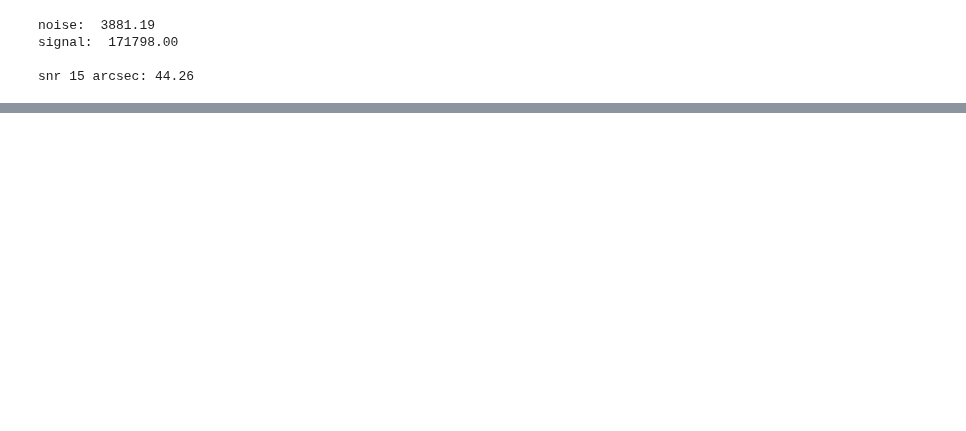
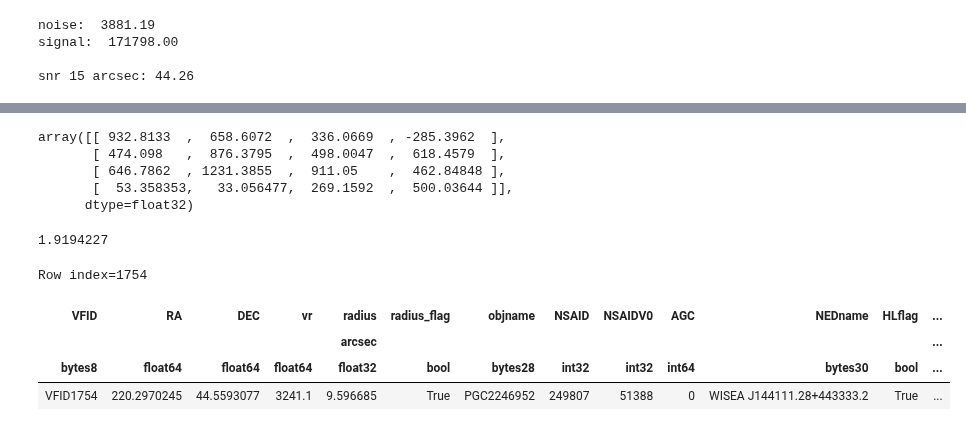
Before and after one commit to Kyssuber/research, a Jupyter notebook: circular_aperture_snr.ipynb, the cells around one changed output, grey strips where cells are left out. Drawn from its saved outputs; the diff is of its cells as text; code cells hidden in the pictures; blank space fills up the shorter version.

```diff
--- a/circular_aperture_snr.ipynb
+++ b/circular_aperture_snr.ipynb
@@ -160,0 +176,12 @@ snr 15 arcsec: 44.26
+# %%
+hdu342_im.data
+# %% [output]
+array([[ 932.8133  ,  658.6072  ,  336.0669  , -285.3962  ],
+       [ 474.098   ,  876.3795  ,  498.0047  ,  618.4579  ],
+       [ 646.7862  , 1231.3855  ,  911.05    ,  462.84848 ],
+       [  53.358353,   33.056477,  269.1592  ,  500.03644 ]],
+      dtype=float32)
+# %%
+np.sqrt(np.sum(hdu342_im.data**2))/np.sqrt(np.sum(hdu342_std.data**2))
+# %% [output]
+1.9194227
@@ -160,0 +190,8 @@ snr 15 arcsec: 44.26
+# %%
+vf[1754]
+# %% [output]
+Row index=1754
+| VFID | RA | DEC | vr | radius | radius_flag | objname | NSAID | NSAIDV0 | AGC | NEDname | HLflag | ... |
+|  |  |  |  | arcsec |  |  |  |  |  |  |  | ... |
+| bytes8 | float64 | float64 | float64 | float32 | bool | bytes28 | int32 | int32 | int64 | bytes30 | bool | ... |
+| VFID1754 | 220.2970245 | 44.5593077 | 3241.1 | 9.596685 | True | PGC2246952 | 249807 | 51388 | 0 | WISEA J144111.28+443333.2 | True | ... |
```
Also changed, not shown: parts of 5 cells of this notebook, 1 other file.
